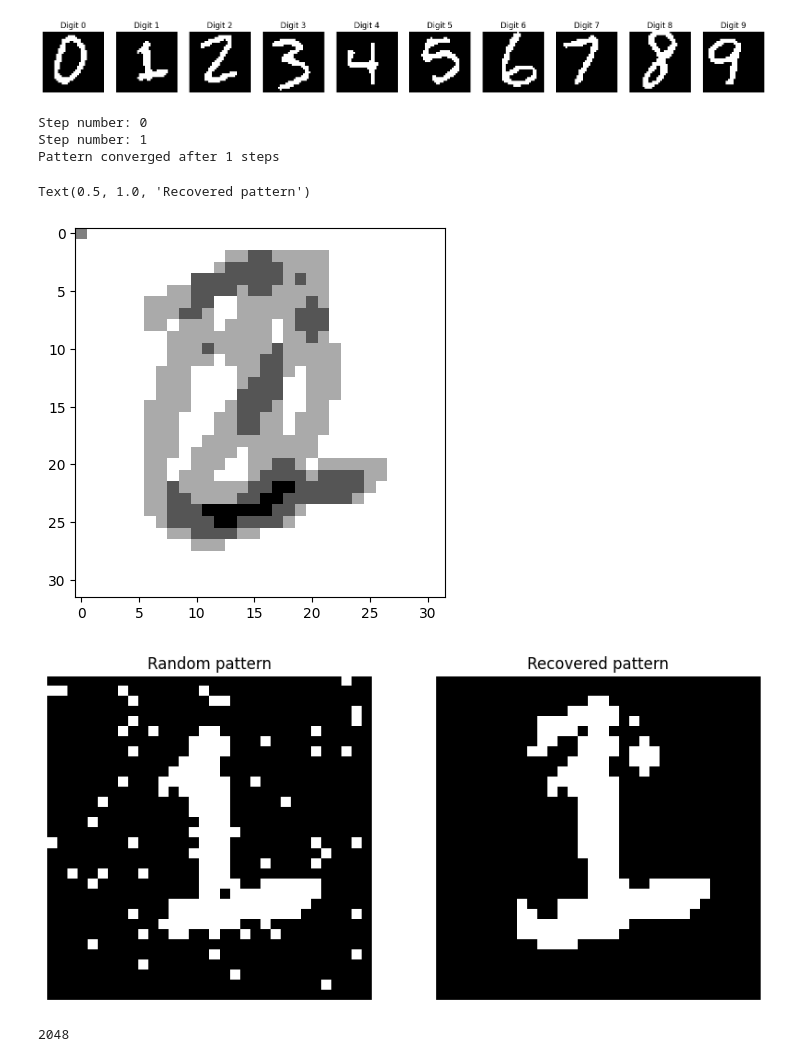
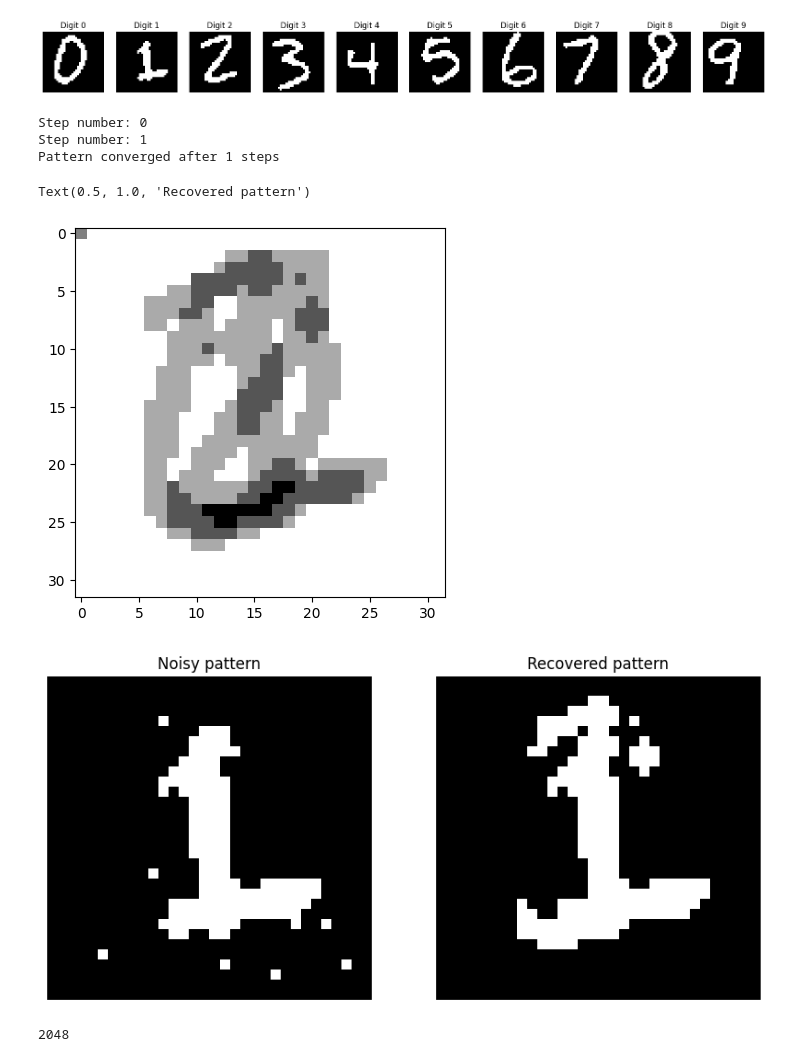
Before and after one commit to U-n-Own/UniversityNotes, a Jupyter notebook: Assignments/ComputationalNeuroscience/SecondAssignment/Hopfield.ipynb, the cells around one changed output. Saved outputs shown, nothing was run; the diff lists cells and outputs as text; code cells hidden in the pictures.

Commit message:
added hopfield experiments and some explaination

```diff
--- a/Assignments/ComputationalNeuroscience/SecondAssignment/Hopfield.ipynb
+++ b/Assignments/ComputationalNeuroscience/SecondAssignment/Hopfield.ipynb
@@ -36,40 +36,42 @@ from distort_image import *
 # give to the hopefiled no reshaped data
 #hopfield_networks = [HopefieldNet(d) for d in data_reshaped]
 
-# Give to the net the first 3 digits
-hopfield_network = HopfieldNet(data_reshaped[0:3], dimension=len(data[0]))
-noise = 0.05
+# Give to the net the first n digits
+n_digits_to_store = 3
+
+hopfield_network = HopfieldNet(data_reshaped[0:n_digits_to_store], dimension=len(data[0]))
+noise = 0.01
 # Create a random pattern
 random_pattern = distort_image(data_reshaped[1][0], noise)
 random_pattern_show = distort_image(data_reshaped[1][0], noise)
 
 # mask the image instead of noise
 
 # recover the random pattern with the first digit
 # feed the pattern only with an arrray of 1 and -1
 recovered_random_pattern, energy, overlap, frames = hopfield_network.recall(random_pattern.reshape(-1, 1),
-                                                                            steps=100, dimension=len(data[0]), bias=0.7,
+                                                                            steps=100, dimension=len(data[0]), bias=0.5,
                                                                             by_frame=True, compute_energy=True)
 
 # show weights for the first digit
 plt.imshow(hopfield_network.weights[0].reshape(32, 32).T, cmap='gray')
 
 # Show the recovered pattern before and after
 fig, axs = plt.subplots(1, 2, figsize=(10, 5))
 axs[0].imshow(random_pattern_show.reshape(32, 32).T, cmap='gray')
 axs[1].imshow(recovered_random_pattern.reshape(32, 32).T, cmap='gray')
 
 axs[0].axis('off')
 axs[1].axis('off')
-axs[0].set_title('Random pattern')
+axs[0].set_title('Noisy pattern')
 axs[1].set_title('Recovered pattern')
 # %% [output]
 Step number: 0
 Step number: 1
 Pattern converged after 1 steps
 Text(0.5, 1.0, 'Recovered pattern')
 [figure]
-[figure, old version]
+[figure, new version]
 # %%
 len(frames)
 # %% [output]
```
Also changed, not shown: parts of 7 cells of this notebook.
